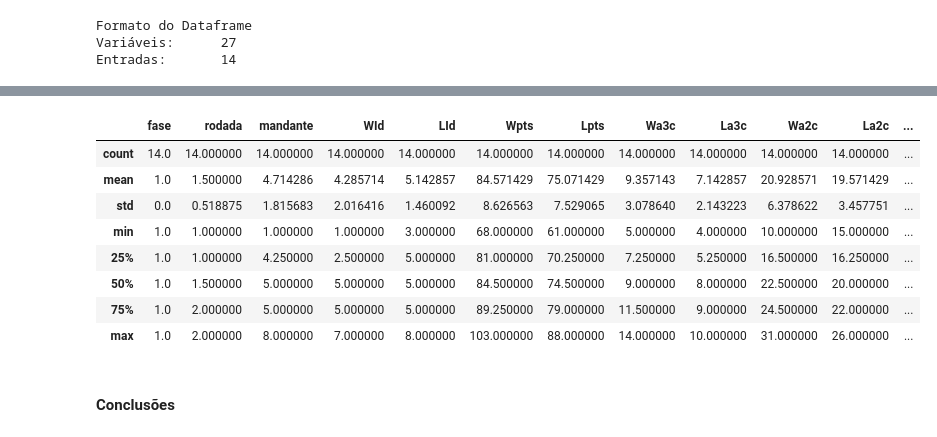
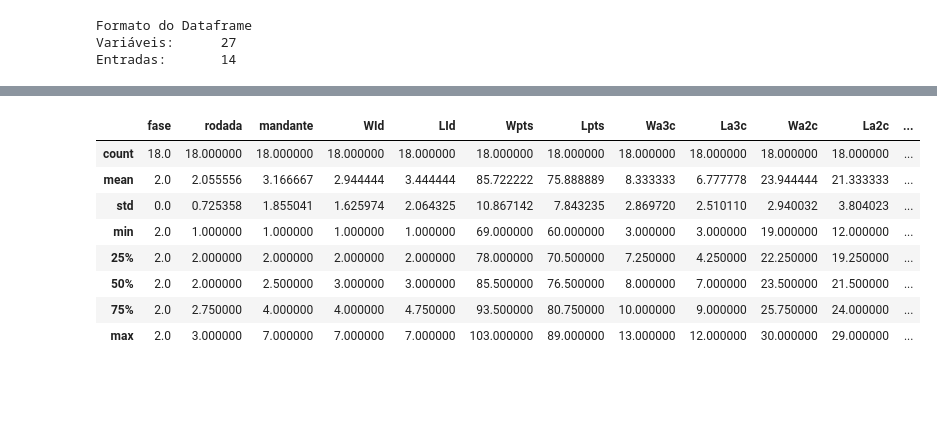
Before and after one commit to rafaelnduarte/Analise_De_Dados_Cerrado_Basquete, a Jupyter notebook: Análise_de_Dados_Cerrado_Basquete.ipynb, the cells around one changed output, grey strips where cells are left out. Cells and saved outputs as stored; diff of their text form; code cells hidden in the pictures; blank space fills up the shorter version.

```diff
--- a/Análise_de_Dados_Cerrado_Basquete.ipynb
+++ b/Análise_de_Dados_Cerrado_Basquete.ipynb
@@ -921,14 +1188,12 @@ df_temp.hist(bins=15,figsize=(19,17));
 # %%
-df_temp.describe()
+df_playoffs.describe()
 # %% [output]
 |  | fase | rodada | mandante | WId | LId | Wpts | Lpts | Wa3c | La3c | Wa2c | La2c | ... |
-| count | 14.0 | 14.000000 | 14.000000 | 14.000000 | 14.000000 | 14.000000 | 14.000000 | 14.000000 | 14.000000 | 14.000000 | 14.000000 | ... |
-| mean | 1.0 | 1.500000 | 4.714286 | 4.285714 | 5.142857 | 84.571429 | 75.071429 | 9.357143 | 7.142857 | 20.928571 | 19.571429 | ... |
-| std | 0.0 | 0.518875 | 1.815683 | 2.016416 | 1.460092 | 8.626563 | 7.529065 | 3.078640 | 2.143223 | 6.378622 | 3.457751 | ... |
-| min | 1.0 | 1.000000 | 1.000000 | 1.000000 | 3.000000 | 68.000000 | 61.000000 | 5.000000 | 4.000000 | 10.000000 | 15.000000 | ... |
-| 25% | 1.0 | 1.000000 | 4.250000 | 2.500000 | 5.000000 | 81.000000 | 70.250000 | 7.250000 | 5.250000 | 16.500000 | 16.250000 | ... |
-| 50% | 1.0 | 1.500000 | 5.000000 | 5.000000 | 5.000000 | 84.500000 | 74.500000 | 9.000000 | 8.000000 | 22.500000 | 20.000000 | ... |
-| 75% | 1.0 | 2.000000 | 5.000000 | 5.000000 | 5.000000 | 89.250000 | 79.000000 | 11.500000 | 9.000000 | 24.500000 | 22.000000 | ... |
-| max | 1.0 | 2.000000 | 8.000000 | 7.000000 | 8.000000 | 103.000000 | 88.000000 | 14.000000 | 10.000000 | 31.000000 | 26.000000 | ... |
+| count | 18.0 | 18.000000 | 18.000000 | 18.000000 | 18.000000 | 18.000000 | 18.000000 | 18.000000 | 18.000000 | 18.000000 | 18.000000 | ... |
+| mean | 2.0 | 2.055556 | 3.166667 | 2.944444 | 3.444444 | 85.722222 | 75.888889 | 8.333333 | 6.777778 | 23.944444 | 21.333333 | ... |
+| std | 0.0 | 0.725358 | 1.855041 | 1.625974 | 2.064325 | 10.867142 | 7.843235 | 2.869720 | 2.510110 | 2.940032 | 3.804023 | ... |
+| min | 2.0 | 1.000000 | 1.000000 | 1.000000 | 1.000000 | 69.000000 | 60.000000 | 3.000000 | 3.000000 | 19.000000 | 12.000000 | ... |
+| 25% | 2.0 | 2.000000 | 2.000000 | 2.000000 | 2.000000 | 78.000000 | 70.500000 | 7.250000 | 4.250000 | 22.250000 | 19.250000 | ... |
+| 50% | 2.0 | 2.000000 | 2.500000 | 3.000000 | 3.000000 | 85.500000 | 76.500000 | 8.000000 | 7.000000 | 23.500000 | 21.500000 | ... |
+| 75% | 2.0 | 2.750000 | 4.000000 | 4.000000 | 4.750000 | 93.500000 | 80.750000 | 10.000000 | 9.000000 | 25.750000 | 24.000000 | ... |
+| max | 2.0 | 3.000000 | 7.000000 | 7.000000 | 7.000000 | 103.000000 | 89.000000 | 13.000000 | 12.000000 | 30.000000 | 29.000000 | ... |
-# %% [markdown]
-#### Conclusões
```
Also changed, not shown: parts of 35 cells of this notebook.
